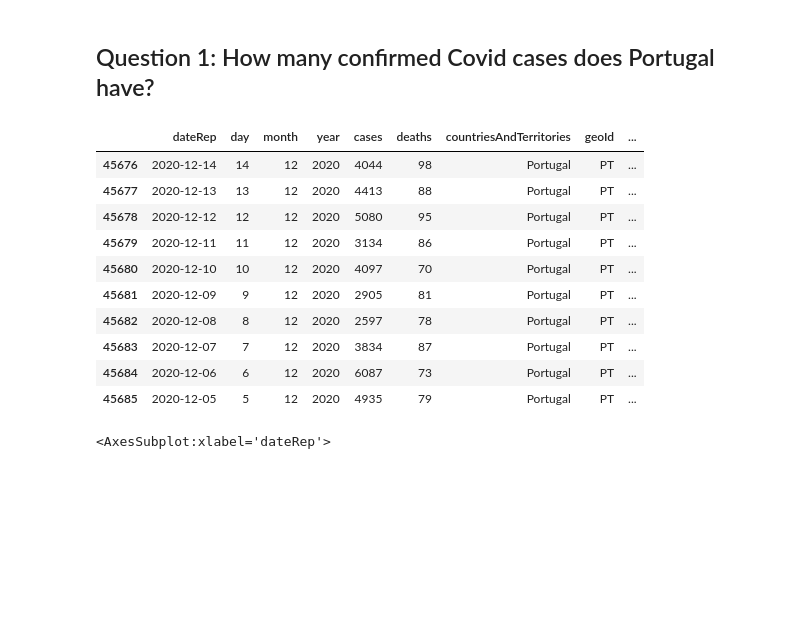
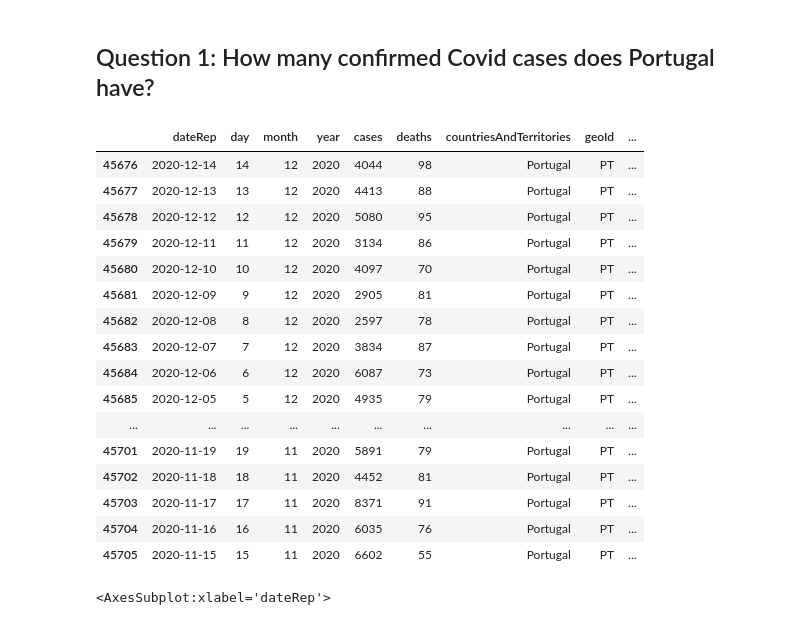
Before and after one commit to tayler-henriques/ia.241, a Jupyter notebook: Final Project.ipynb, the cells around one changed output. Saved outputs shown, nothing was run; the diff lists cells and outputs as text; code cells hidden in the pictures; blank space fills up the shorter version.

```diff
--- a/Final Project.ipynb
+++ b/Final Project.ipynb
@@ -25,19 +25,25 @@ df[:5]
 ## Question 1: How many confirmed Covid cases does Portugal have?
 # %%
 portugal_data=df.loc[df['countriesAndTerritories']=='Portugal']
-portugal_data[:10]
+portugal_data[:30]
 # %% [output]
 |  | dateRep | day | month | year | cases | deaths | countriesAndTerritories | geoId | ... |
 | 45676 | 2020-12-14 | 14 | 12 | 2020 | 4044 | 98 | Portugal | PT | ... |
 | 45677 | 2020-12-13 | 13 | 12 | 2020 | 4413 | 88 | Portugal | PT | ... |
 | 45678 | 2020-12-12 | 12 | 12 | 2020 | 5080 | 95 | Portugal | PT | ... |
 | 45679 | 2020-12-11 | 11 | 12 | 2020 | 3134 | 86 | Portugal | PT | ... |
 | 45680 | 2020-12-10 | 10 | 12 | 2020 | 4097 | 70 | Portugal | PT | ... |
 | 45681 | 2020-12-09 | 9 | 12 | 2020 | 2905 | 81 | Portugal | PT | ... |
 | 45682 | 2020-12-08 | 8 | 12 | 2020 | 2597 | 78 | Portugal | PT | ... |
 | 45683 | 2020-12-07 | 7 | 12 | 2020 | 3834 | 87 | Portugal | PT | ... |
 | 45684 | 2020-12-06 | 6 | 12 | 2020 | 6087 | 73 | Portugal | PT | ... |
 | 45685 | 2020-12-05 | 5 | 12 | 2020 | 4935 | 79 | Portugal | PT | ... |
+| ... | ... | ... | ... | ... | ... | ... | ... | ... | ... |
+| 45701 | 2020-11-19 | 19 | 11 | 2020 | 5891 | 79 | Portugal | PT | ... |
+| 45702 | 2020-11-18 | 18 | 11 | 2020 | 4452 | 81 | Portugal | PT | ... |
+| 45703 | 2020-11-17 | 17 | 11 | 2020 | 8371 | 91 | Portugal | PT | ... |
+| 45704 | 2020-11-16 | 16 | 11 | 2020 | 6035 | 76 | Portugal | PT | ... |
+| 45705 | 2020-11-15 | 15 | 11 | 2020 | 6602 | 55 | Portugal | PT | ... |
 # %%
 portugal_cases=portugal_data.groupby('dateRep').sum()['cases']
 portugal_cases.plot()
```
Also changed, not shown: parts of 2 cells of this notebook.
